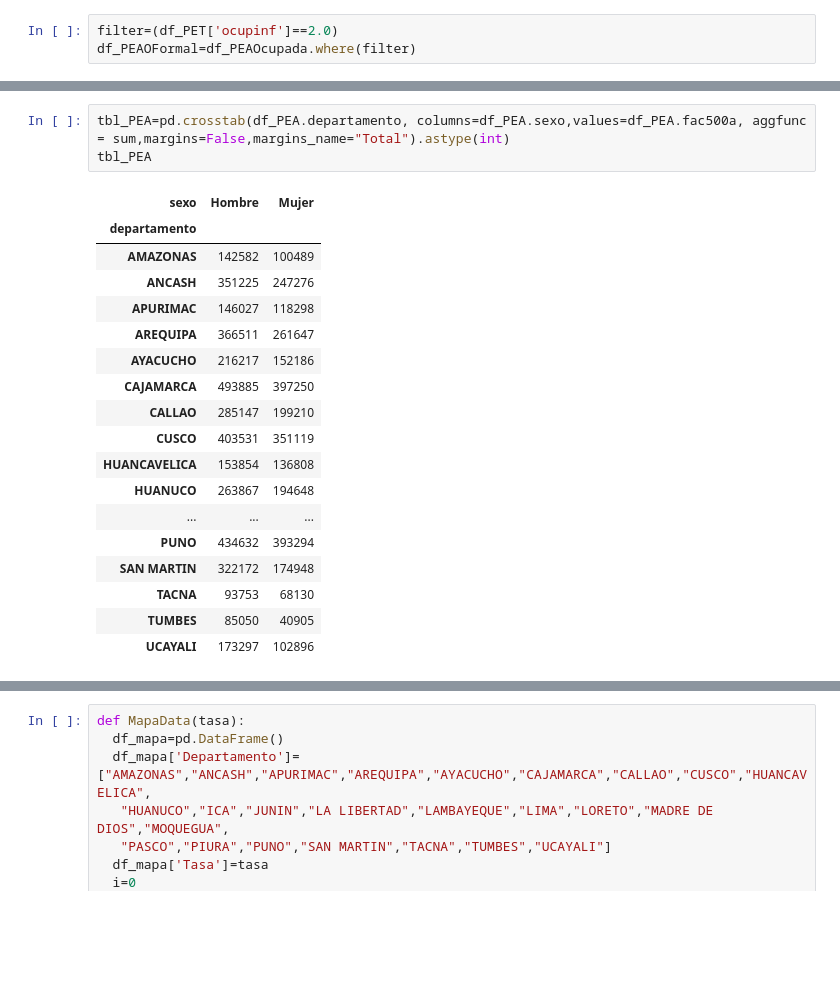
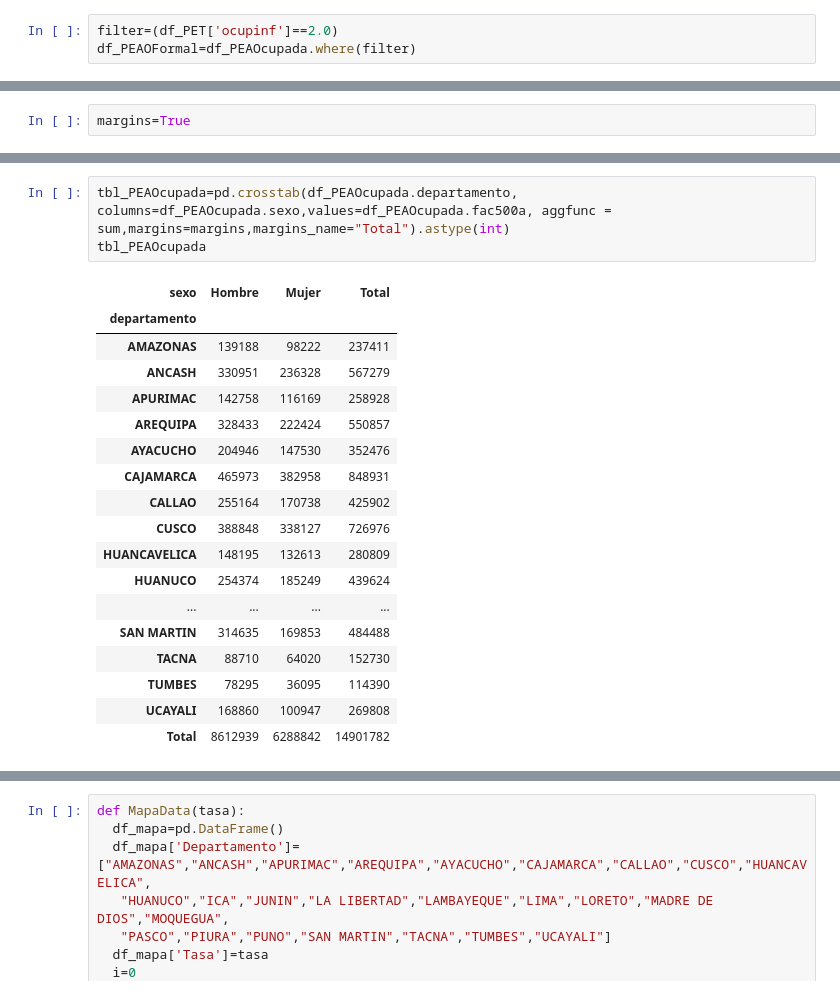
Before and after one commit to jchoquev/ProyectoTesisUnap, a Jupyter notebook: EMPLEO_MAPAS_ENAHO.ipynb, the cells around one changed output, grey strips where cells are left out. Saved outputs shown, nothing was run; the diff lists cells and outputs as text; blank space fills up the shorter version.

```diff
--- a/EMPLEO_MAPAS_ENAHO.ipynb
+++ b/EMPLEO_MAPAS_ENAHO.ipynb
@@ -66 +68,3 @@ df_PEAOFormal=df_PEAOcupada.where(filter)
+# %%
+margins=True
 # %%
@@ -68,23 +92,23 @@ pd.crosstab(df_PET.departamento, columns=df_PET.sexo,values=df_PET.fac500a, aggf
 # %%
-tbl_PEA=pd.crosstab(df_PEA.departamento, columns=df_PEA.sexo,values=df_PEA.fac500a, aggfunc = sum,margins=False,margins_name="Total").astype(int)
-tbl_PEA
+tbl_PEAOcupada=pd.crosstab(df_PEAOcupada.departamento, columns=df_PEAOcupada.sexo,values=df_PEAOcupada.fac500a, aggfunc = sum,margins=margins,margins_name="Total").astype(int)
+tbl_PEAOcupada
 # %% [output]
-| sexo | Hombre | Mujer |
-| departamento |  |  |
-| AMAZONAS | 142582 | 100489 |
-| ANCASH | 351225 | 247276 |
-| APURIMAC | 146027 | 118298 |
-| AREQUIPA | 366511 | 261647 |
-| AYACUCHO | 216217 | 152186 |
-| CAJAMARCA | 493885 | 397250 |
-| CALLAO | 285147 | 199210 |
-| CUSCO | 403531 | 351119 |
-| HUANCAVELICA | 153854 | 136808 |
-| HUANUCO | 263867 | 194648 |
-| ... | ... | ... |
-| PUNO | 434632 | 393294 |
-| SAN MARTIN | 322172 | 174948 |
-| TACNA | 93753 | 68130 |
-| TUMBES | 85050 | 40905 |
-| UCAYALI | 173297 | 102896 |
+| sexo | Hombre | Mujer | Total |
+| departamento |  |  |  |
+| AMAZONAS | 139188 | 98222 | 237411 |
+| ANCASH | 330951 | 236328 | 567279 |
+| APURIMAC | 142758 | 116169 | 258928 |
+| AREQUIPA | 328433 | 222424 | 550857 |
+| AYACUCHO | 204946 | 147530 | 352476 |
+| CAJAMARCA | 465973 | 382958 | 848931 |
+| CALLAO | 255164 | 170738 | 425902 |
+| CUSCO | 388848 | 338127 | 726976 |
+| HUANCAVELICA | 148195 | 132613 | 280809 |
+| HUANUCO | 254374 | 185249 | 439624 |
+| ... | ... | ... | ... |
+| SAN MARTIN | 314635 | 169853 | 484488 |
+| TACNA | 88710 | 64020 | 152730 |
+| TUMBES | 78295 | 36095 | 114390 |
+| UCAYALI | 168860 | 100947 | 269808 |
+| Total | 8612939 | 6288842 | 14901782 |
 # %%
```
Also changed, not shown: parts of 5 cells of this notebook.
